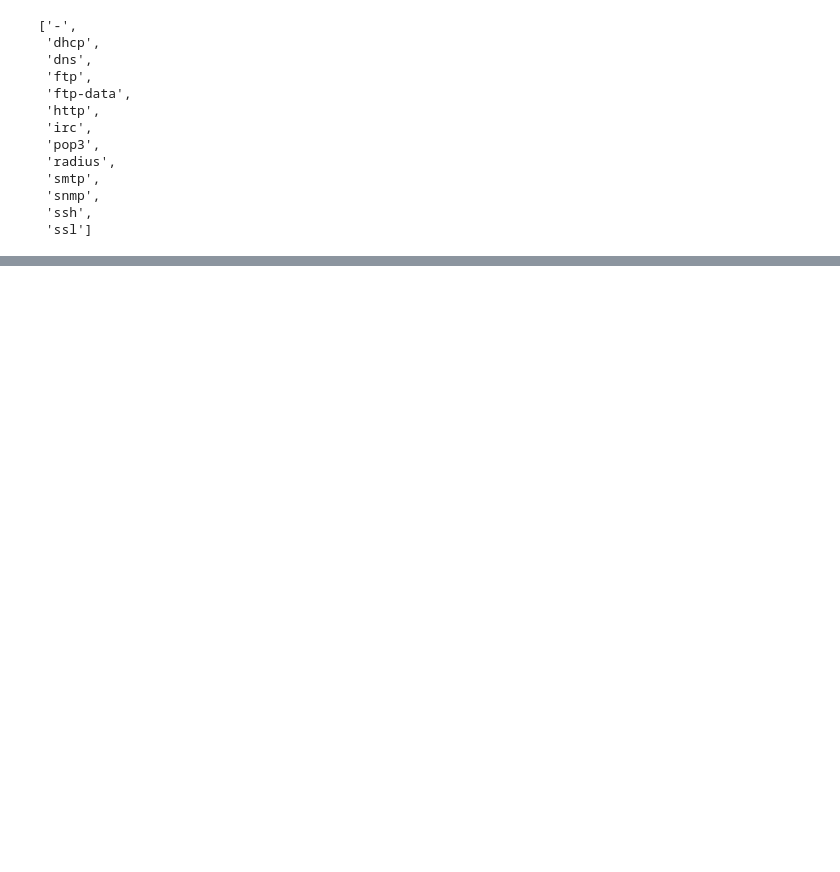
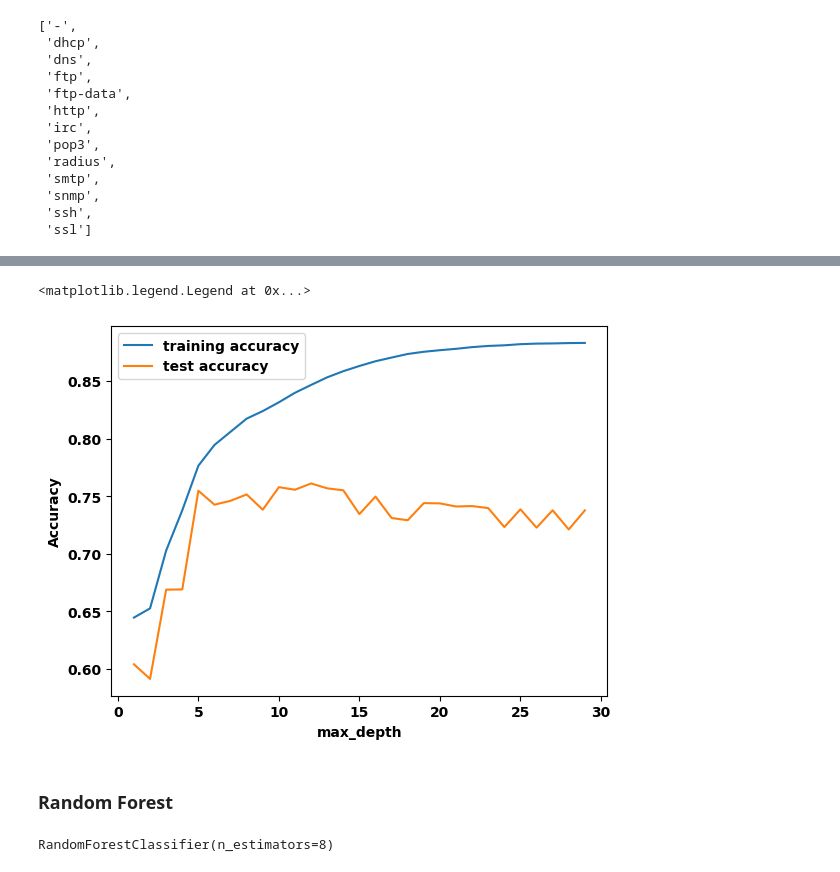
Before and after one commit to rajasa13/Data-Science, a Jupyter notebook: Notebook/UNSW-NB15/unswnb15.ipynb, the cells around one changed output, grey strips where cells are left out. Saved outputs shown, nothing was run; the diff lists cells and outputs as text; code cells hidden in the pictures; blank space fills up the shorter version.

```diff
--- a/Notebook/UNSW-NB15/unswnb15.ipynb
+++ b/Notebook/UNSW-NB15/unswnb15.ipynb
@@ -210,5 +212,5 @@ state
 # %%
 #Inverse to original
 list(state)
-data_attack['state'] = list(le.inverse_transform(data_attack['state']))
+data_train_attack['state'] = list(le.inverse_transform(data_train_attack['state']))
 # %% [markdown]
@@ -381,0 +478,9 @@ plt.show()
+# %%
+#import decision tree
+from sklearn.tree import DecisionTreeClassifier
+
+#instantiate the model
+destree = DecisionTreeClassifier(max_depth=12)
+
+#fit the model
+destree.fit(X_train, y_train)
@@ -381,0 +514,38 @@ plt.show()
+# %%
+#plotting the train and test model accuracy
+training_accuracy = []
+test_accuracy = []
+
+#try max_depth from 1 to 30
+depth = range(1, 30)
+for n in depth:
+    destree_test = DecisionTreeClassifier(max_depth=n)
+
+    destree_test.fit(X_train, y_train)
+    #record training set accuracy
+    training_accuracy.append(destree_test.score(X_train, y_train))
+    #recor generalization accuracy
+    test_accuracy.append(destree_test.score(X_test, y_test))
+
+#plotting the training & testing accuracy for max_depth from 1 to 30
+plt.plot(depth, training_accuracy, label="training accuracy")
+plt.plot(depth, test_accuracy, label="test accuracy")
+plt.ylabel("Accuracy")
+plt.xlabel("max_depth")
+plt.legend()
+# %% [output]
+<matplotlib.legend.Legend at 0x...>
+[figure, added]
+# %% [markdown]
+### Random Forest
+# %%
+#import random forest
+from sklearn.ensemble import RandomForestClassifier
+
+#instantiate the model
+ranfor = RandomForestClassifier(n_estimators=8)
+
+#fit the model
+ranfor.fit(X_train, y_train)
+# %% [output]
+RandomForestClassifier(n_estimators=8)
```
Also changed, not shown: parts of 54 cells of this notebook, 1 other file.
